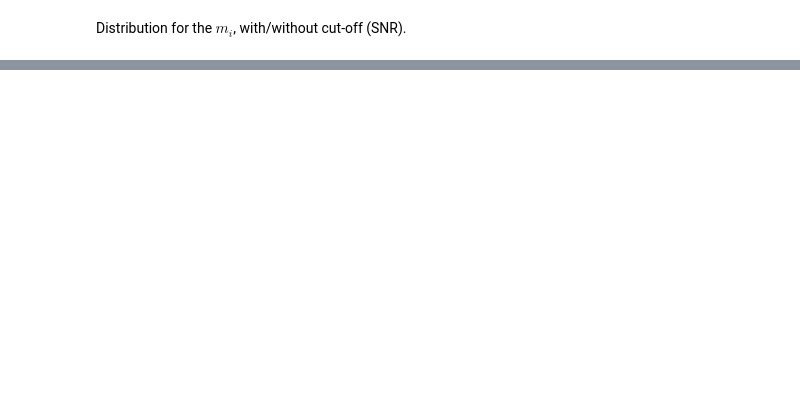
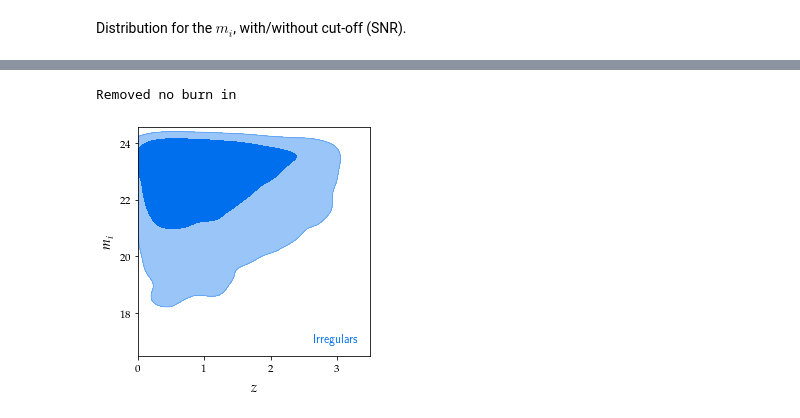
Before and after one commit to Harry45/BHM-nz, a Jupyter notebook: reference/BL-2016/understanding.ipynb, the cells around one changed output, grey strips where cells are left out. Cells and saved outputs as stored; diff of their text form; code cells hidden in the pictures; blank space fills up the shorter version.

```diff
--- a/reference/BL-2016/understanding.ipynb
+++ b/reference/BL-2016/understanding.ipynb
@@ -320,0 +400,5 @@ plt.show()
+# %%
+generate_2d_plot(data_irr, name = 'Irregulars')
+# %% [output]
+Removed no burn in
+[figure, added]
```
Also changed, not shown: parts of 19 cells of this notebook.
